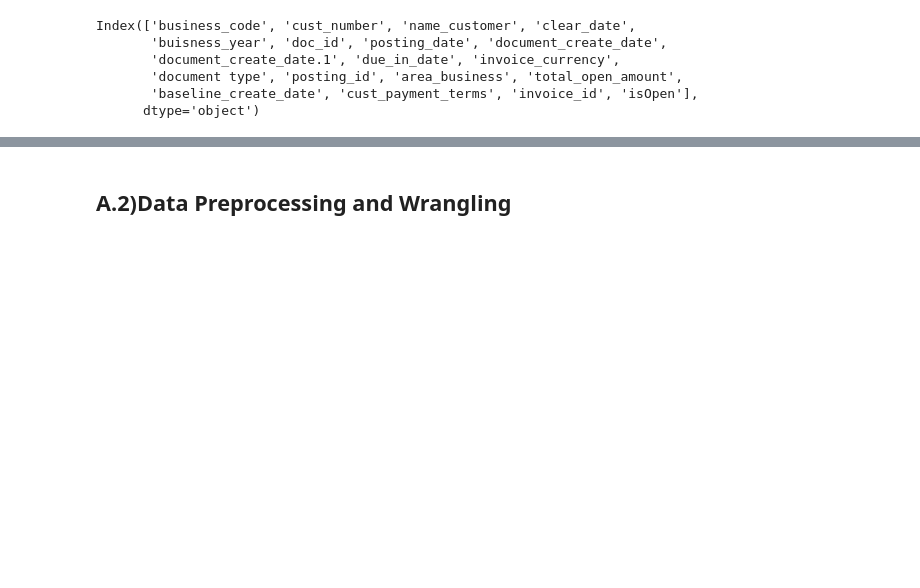
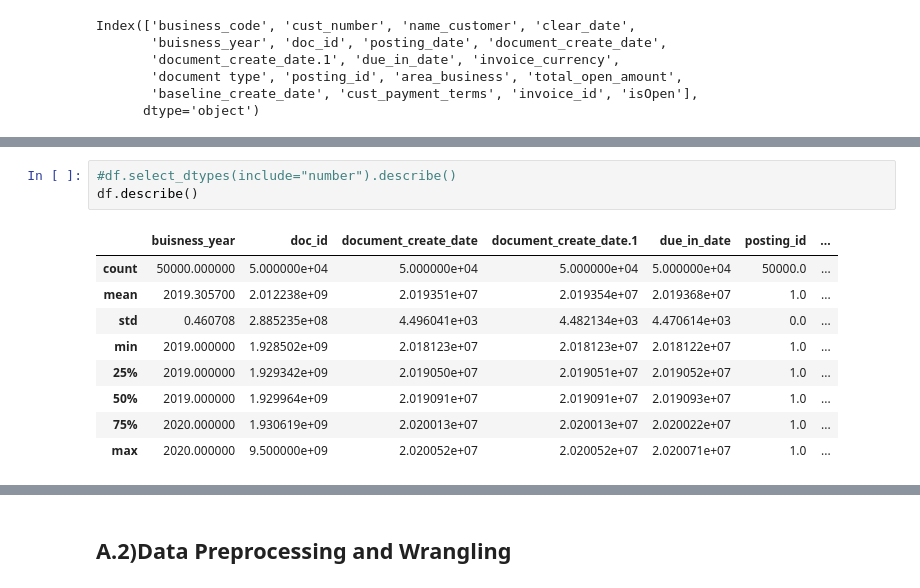
Before and after one commit to EwaltsJ/cf_copilot, a Jupyter notebook: notebooks/preprocessing_sai.ipynb, the cells around one changed output, grey strips where cells are left out. Drawn from its saved outputs; the diff is of its cells as text; blank space fills up the shorter version.

```diff
--- a/notebooks/preprocessing_sai.ipynb
+++ b/notebooks/preprocessing_sai.ipynb
@@ -142,0 +182,13 @@ invoice_currency -> USD,CAD
+# %%
+#df.select_dtypes(include="number").describe()
+df.describe()
+# %% [output]
+|  | buisness_year | doc_id | document_create_date | document_create_date.1 | due_in_date | posting_id | ... |
+| count | 50000.000000 | 5.000000e+04 | 5.000000e+04 | 5.000000e+04 | 5.000000e+04 | 50000.0 | ... |
+| mean | 2019.305700 | 2.012238e+09 | 2.019351e+07 | 2.019354e+07 | 2.019368e+07 | 1.0 | ... |
+| std | 0.460708 | 2.885235e+08 | 4.496041e+03 | 4.482134e+03 | 4.470614e+03 | 0.0 | ... |
+| min | 2019.000000 | 1.928502e+09 | 2.018123e+07 | 2.018123e+07 | 2.018122e+07 | 1.0 | ... |
+| 25% | 2019.000000 | 1.929342e+09 | 2.019050e+07 | 2.019051e+07 | 2.019052e+07 | 1.0 | ... |
+| 50% | 2019.000000 | 1.929964e+09 | 2.019091e+07 | 2.019091e+07 | 2.019093e+07 | 1.0 | ... |
+| 75% | 2020.000000 | 1.930619e+09 | 2.020013e+07 | 2.020013e+07 | 2.020022e+07 | 1.0 | ... |
+| max | 2020.000000 | 9.500000e+09 | 2.020052e+07 | 2.020052e+07 | 2.020071e+07 | 1.0 | ... |
```
Also changed, not shown: parts of 28 cells of this notebook.
